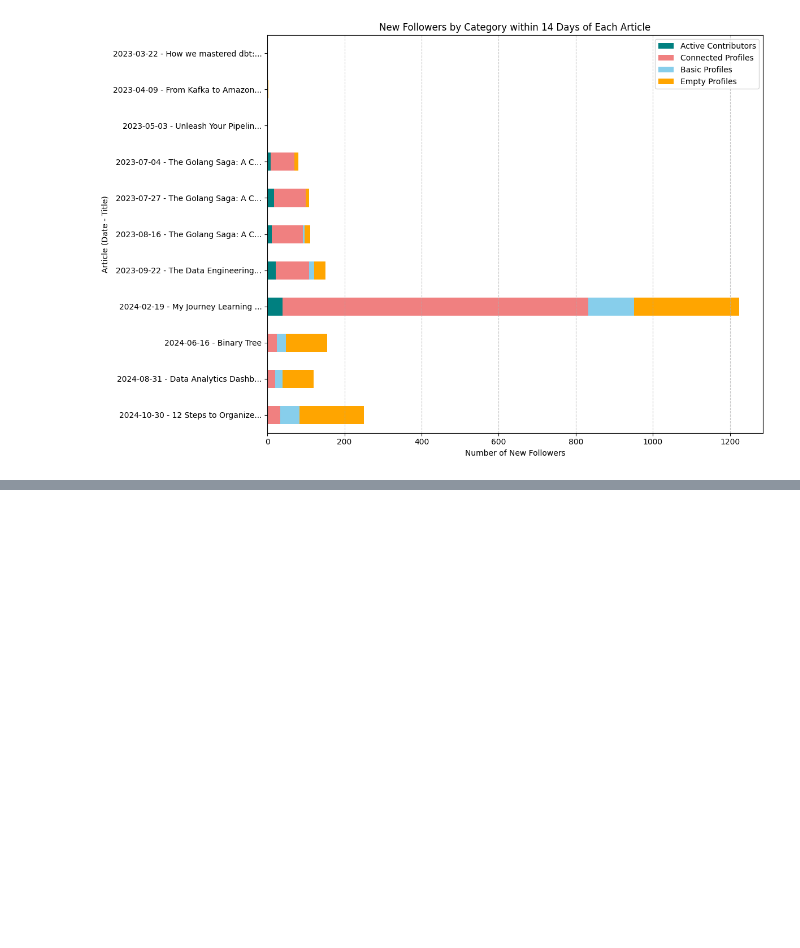
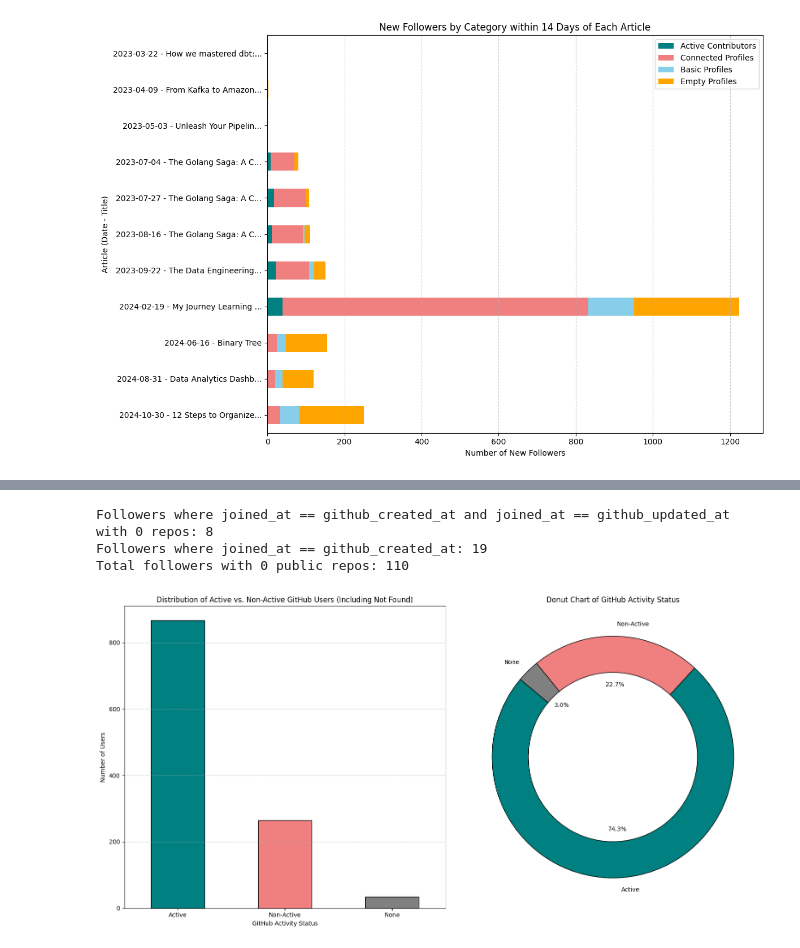
Before and after one commit to olgazju/blog_dev_to_audience_analyzer, a Jupyter notebook: analysis.ipynb, the cells around one changed output, grey strips where cells are left out. Drawn from its saved outputs; the diff is of its cells as text; code cells hidden in the pictures; blank space fills up the shorter version.

Commit message:
added github analysis

```diff
--- a/analysis.ipynb
+++ b/analysis.ipynb
@@ -1150,3 +1128,19 @@ plt.grid(axis='x', linestyle='--', alpha=0.7)
 plt.show()
 # %% [output]
 [figure]
+# %%
+# Set up your GitHub token
+GITHUB_TOKEN = os.getenv("GITHUB_TOKEN")
+
+# Check if the articles file exists
+if os.path.exists("articles.parquet"):
+    # Load github users from the existing Parquet file
+    github_users_df = pd.read_parquet("github_users.parquet")
+    print("Loaded  github users  from articles.parquet")
+else:
+    # Fetch  github users  and save to Parquet file
+    github_users_df = api_client.update_with_github()
+    github_users_df.to_parquet("github_users.parquet", compression='gzip')
+    print("Fetched  github users  from API and saved to github_users.parquet")
+
+github_users_df.head(10)
@@ -1152,0 +1161,63 @@ plt.show()
+# %%
+github_users_copy_df = github_users_df.copy()
+github_users_copy_df['github_created_at'] = pd.to_datetime(github_users_copy_df['github_created_at']).dt.date
+github_users_copy_df['github_updated_at'] = pd.to_datetime(github_users_copy_df['github_updated_at']).dt.date
+# %%
+# Condition 1: Count followers where joined_at == github_created_at and joined_at == github_updated_at, with 0 public repos
+same_join_created_updated_zero_repos = github_users_copy_df[
+    (github_users_copy_df['joined_at'] == github_users_copy_df['github_created_at']) &
+    (github_users_copy_df['joined_at'] == github_users_copy_df['github_updated_at']) &
+    (github_users_copy_df['github_public_repos'] == 0)
+].shape[0]
+
+same_join_created = github_users_copy_df[
+    (github_users_copy_df['joined_at'] == github_users_copy_df['github_created_at'])
+].shape[0]
+
+# Condition 2: Count followers with 0 public repos at all
+zero_repos_count = github_users_copy_df[github_users_copy_df['github_public_repos'] == 0].shape[0]
+
+# Display the results
+print(f"Followers where joined_at == github_created_at and joined_at == github_updated_at with 0 repos: {same_join_created_updated_zero_repos}")
+print(f"Followers where joined_at == github_created_at: {same_join_created}")
+print(f"Total followers with 0 public repos: {zero_repos_count}")
+# %% [output]
+Followers where joined_at == github_created_at and joined_at == github_updated_at with 0 repos: 8
+Followers where joined_at == github_created_at: 19
+Total followers with 0 public repos: 110
+# %%
+import matplotlib.pyplot as plt
+import pandas as pd
+
+# Define a new column 'github_activity_status' to categorize users as 'Active', 'Non-Active', or 'None' for not found users
+github_users_copy_df['github_activity_status'] = github_users_copy_df.apply(
+    lambda x: 'Active' if (pd.notna(x['github_public_repos']) and x['github_created_at'] != x['github_updated_at'] and x['github_public_repos'] > 2)
+              else 'Non-Active' if pd.notna(x['github_public_repos'])
+              else 'None',
+    axis=1
+)
+
+# Count the occurrences of each activity status
+activity_counts = github_users_copy_df['github_activity_status'].value_counts()
+
+# Create a single figure with two side-by-side subplots
+fig, (ax1, ax2) = plt.subplots(1, 2, figsize=(16, 8))
+
+# Plot the bar chart on the first subplot
+activity_counts.plot(kind='bar', color=["teal", "lightcoral", "gray"], edgecolor="black", ax=ax1)
+ax1.set_xlabel("GitHub Activity Status")
+ax1.set_ylabel("Number of Users")
+ax1.set_title("Distribution of Active vs. Non-Active GitHub Users (Including Not Found)")
+ax1.grid(axis='y', linestyle='--', alpha=0.7)
+ax1.set_xticklabels(activity_counts.index, rotation=0)
+
+# Plot the donut chart on the second subplot
+ax2.pie(activity_counts, labels=activity_counts.index, autopct='%1.1f%%', startangle=140,
+        colors=["teal", "lightcoral", "gray"], wedgeprops={'width': 0.3, 'edgecolor': 'black'})
+ax2.set_title("Donut Chart of GitHub Activity Status")
+
+# Adjust layout
+plt.tight_layout()
+plt.show()
+# %% [output]
+[figure, added]
```
Also changed, not shown: parts of 8 cells of this notebook, 2 other files.
